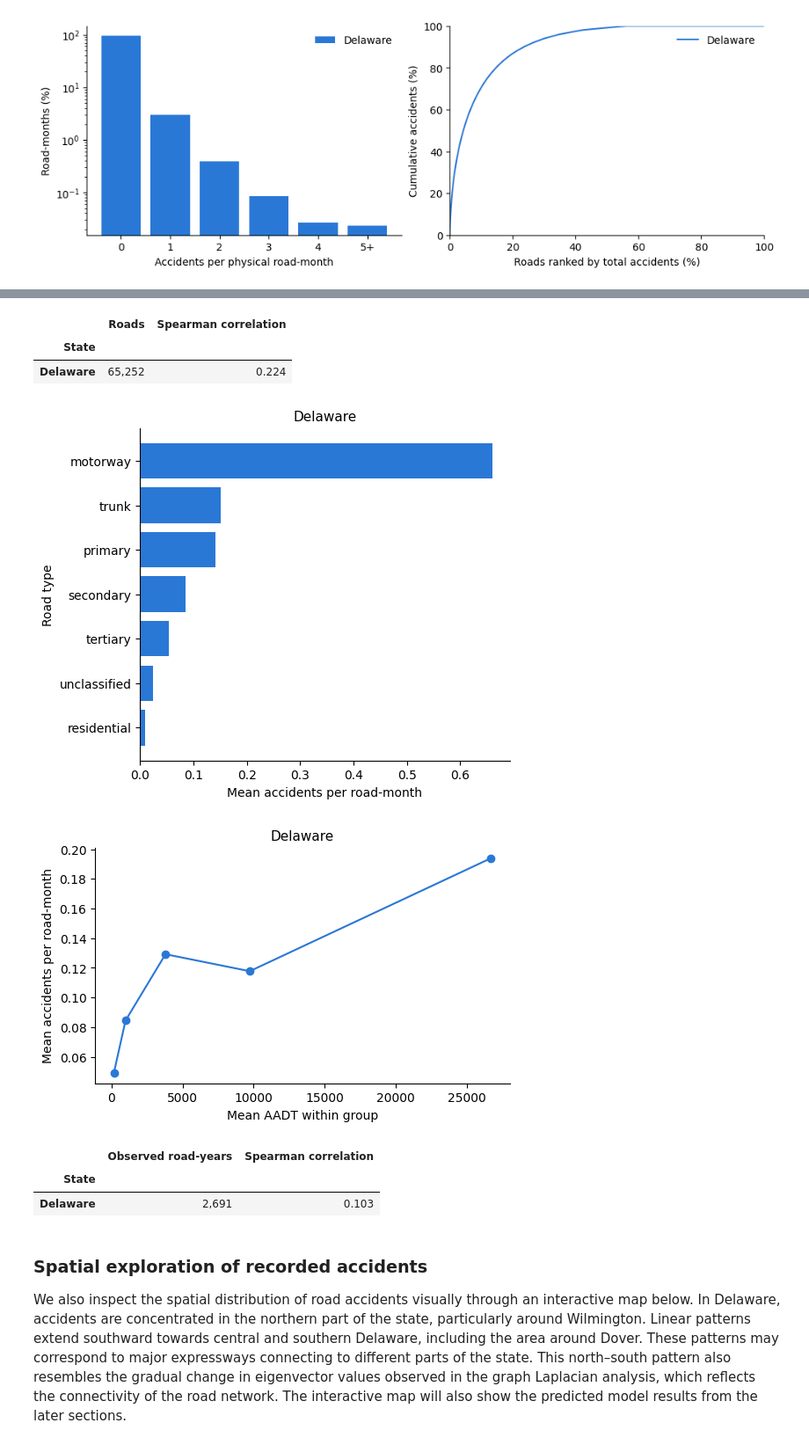
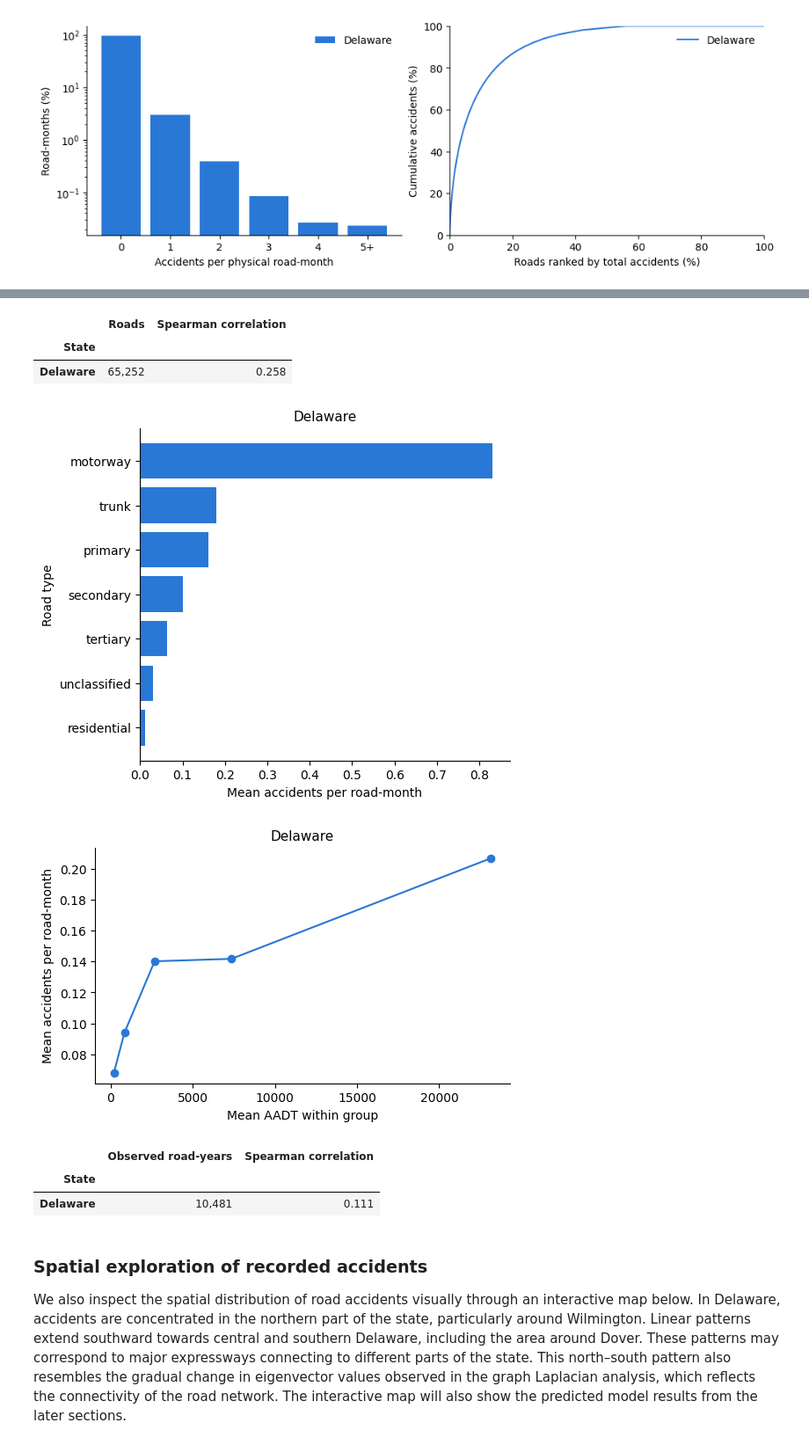
Before and after one commit to aaronteork/CS5284_GML, a Jupyter notebook: Final_Report.ipynb, the cells around one changed output, grey strips where cells are left out. Shown at 88% size. Cells and saved outputs as stored; diff of their text form; code cells hidden in the pictures.

```diff
--- a/Final_Report.ipynb
+++ b/Final_Report.ipynb
@@ -238,26 +240,26 @@ import pandas as pd
 from src.eda import (plot_length_risk, plot_road_type_risk, traffic_accident_association,
                      plot_traffic_risk, _feature_series, _risk, STATE_NAMES)
 
-# Figure 4: road length and training-period accident counts.
-fig = plot_length_risk(data)
+# Figure 4: road length and full-period accident counts.
+fig = plot_length_risk(data, training_only=False)
 plt.show()
 length_stats = []
 for state, state_data in data.items():
     lengths = _feature_series(state_data.edge_features['length'], state_data.n_nodes, physical=True)
     pairs = pd.DataFrame({'Length (m)': lengths.reindex(state_data.roads),
-                          'Mean monthly accidents': _risk(state_data)}).dropna()
+                          'Mean monthly accidents': _risk(state_data, training_only=False)}).dropna()
     pairs = pairs[pairs['Length (m)'] > 0]
     length_stats.append({'State': STATE_NAMES[state], 'Roads': len(pairs),
                          'Spearman correlation': pairs.corr(method='spearman').iloc[0, 1]})
 display(pd.DataFrame(length_stats).set_index('State').style.format(
     {'Roads': '{:,.0f}', 'Spearman correlation': '{:.3f}'}))
 
-# Figure 5: recorded road type and training-period accident counts.
-fig = plot_road_type_risk(data)
+# Figure 5: recorded road type and full-period accident counts.
+fig = plot_road_type_risk(data, training_only=False)
 plt.show()
 
 # Figure 6: observed annual AADT and accident counts from the same year.
-traffic_observations = traffic_accident_association(data)
+traffic_observations = traffic_accident_association(data, training_only=False)
 fig, traffic_stats = plot_traffic_risk(traffic_observations)
 plt.show()
 display(traffic_stats.style.format({'Observed road-years': '{:,.0f}', 'Spearman correlation': '{:.3f}'}))
@@ -266,11 +268,11 @@ display(traffic_stats.style.format({'Observed road-years': '{:,.0f}', 'Spearman
 |  | Roads | Spearman correlation |
 | State |  |  |
-| Delaware | 65,252 | 0.224 |
+| Delaware | 65,252 | 0.258 |
-[figure, old version]
+[figure, new version]
-[figure, old version]
+[figure, new version]
 |  | Observed road-years | Spearman correlation |
 | State |  |  |
-| Delaware | 2,691 | 0.103 |
+| Delaware | 10,481 | 0.111 |
 # %% [markdown]
 ### Spatial exploration of recorded accidents
 
```
Also changed, not shown: parts of 12 cells of this notebook, 2 other files.
